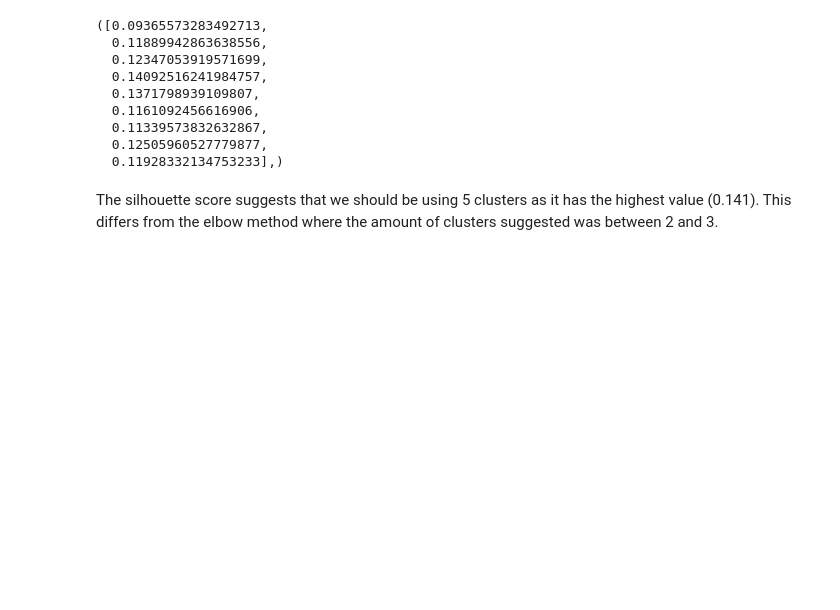
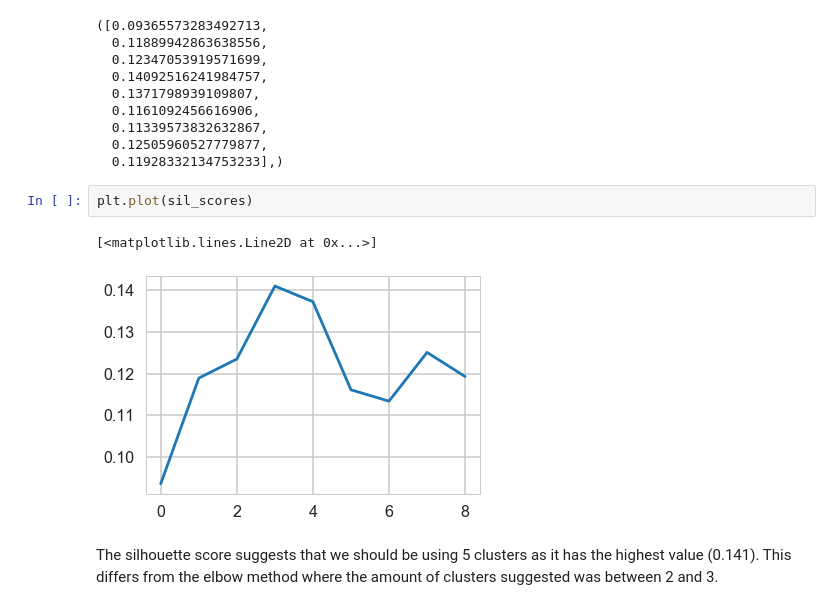
Before and after one commit to mlakabi/DataScienceCareerTrack, a Jupyter notebook: clustering/Mini_Project_Clustering.ipynb, the cells around one changed output. Saved outputs shown, nothing was run; the diff lists cells and outputs as text; blank space fills up the shorter version.

```diff
--- a/clustering/Mini_Project_Clustering.ipynb
+++ b/clustering/Mini_Project_Clustering.ipynb
@@ -301,6 +301,11 @@ sil_scores, #0.14092516241984757,
   0.11339573832632867,
   0.12505960527779877,
   0.11928332134753233],)
+# %%
+plt.plot(sil_scores)
+# %% [output]
+[<matplotlib.lines.Line2D at 0x...>]
+[figure, added]
 # %% [markdown]
 The silhouette score suggests that we should be using 5 clusters as it has the highest value (0.141). This differs from the elbow method where the amount of clusters suggested was between 2 and 3.
 # %% [markdown]
```
Also changed, not shown: parts of 6 cells of this notebook, 2 other files.
